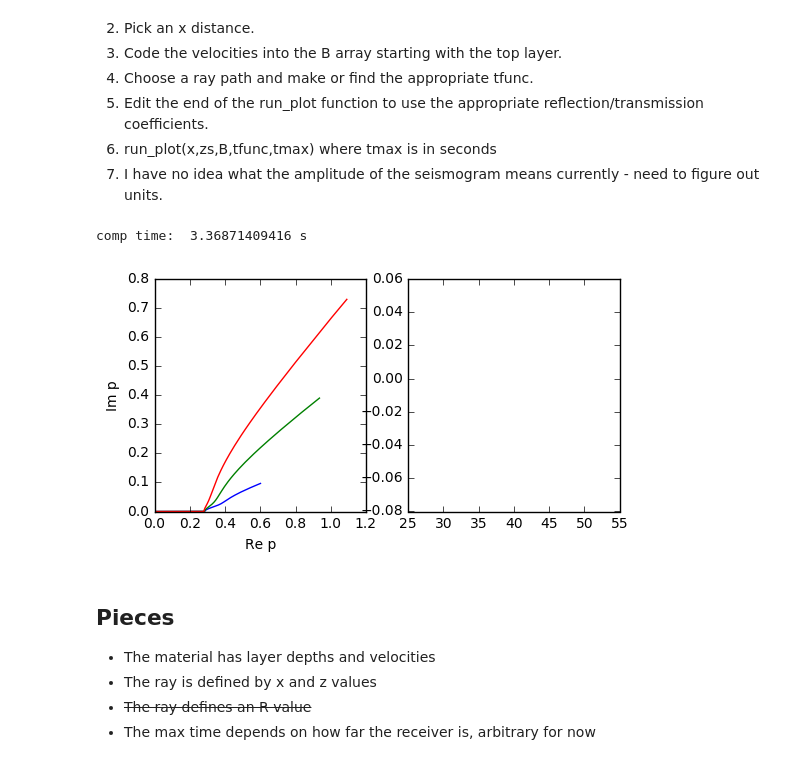
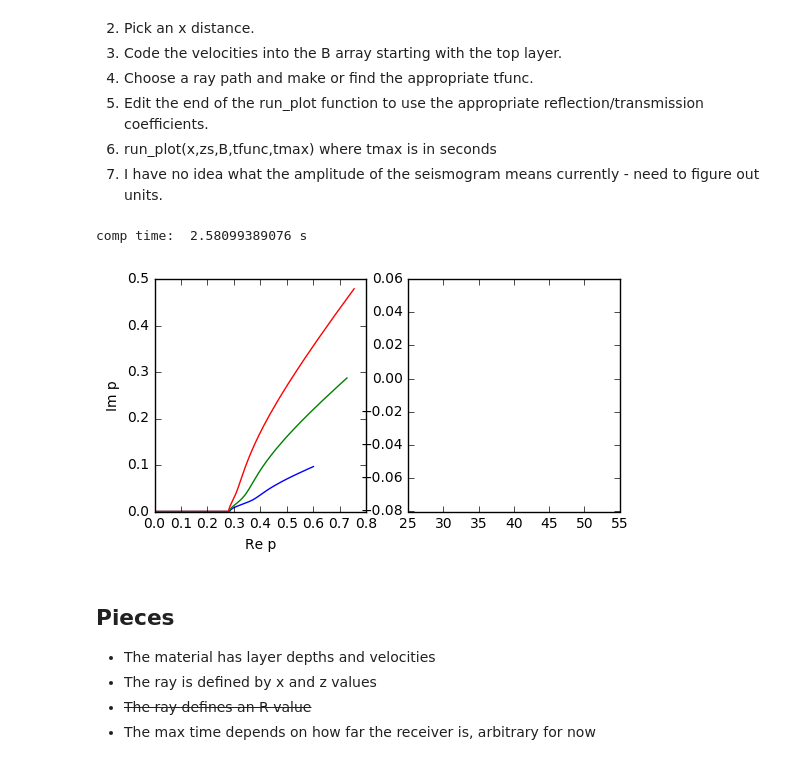
Before and after one commit to njlindsey/EPS298, a Jupyter notebook: Cagniard2_JP.ipynb, the cells around one changed output. Drawn from its saved outputs; the diff is of its cells as text; code cells hidden in the pictures.

Commit message:
function run_plot_more ready for Alex

```diff
--- a/Cagniard2_JP.ipynb
+++ b/Cagniard2_JP.ipynb
@@ -22,13 +22,14 @@ This should be a clean notebook containing a Cagniard de Hoop path finder and wr
 # %%
 z = 5
 x = 40
 h = 8
 B = [2.5, 3.5]
+rho = [2.0, 2.7]
 # R = R_reflect(x,[z,h]) defunct!
-run_plot_more(x,[z,h],B,25)
+run_plot_more(x,[z,h],B,rho,25)
 # %% [output]
-comp time:  3.36871409416 s
+comp time:  2.58099389076 s
-[figure, old version]
+[figure, new version]
 # %% [markdown]
 ## Pieces
 * The material has layer depths and velocities
```
Also changed, not shown: parts of 1 cell of this notebook.
